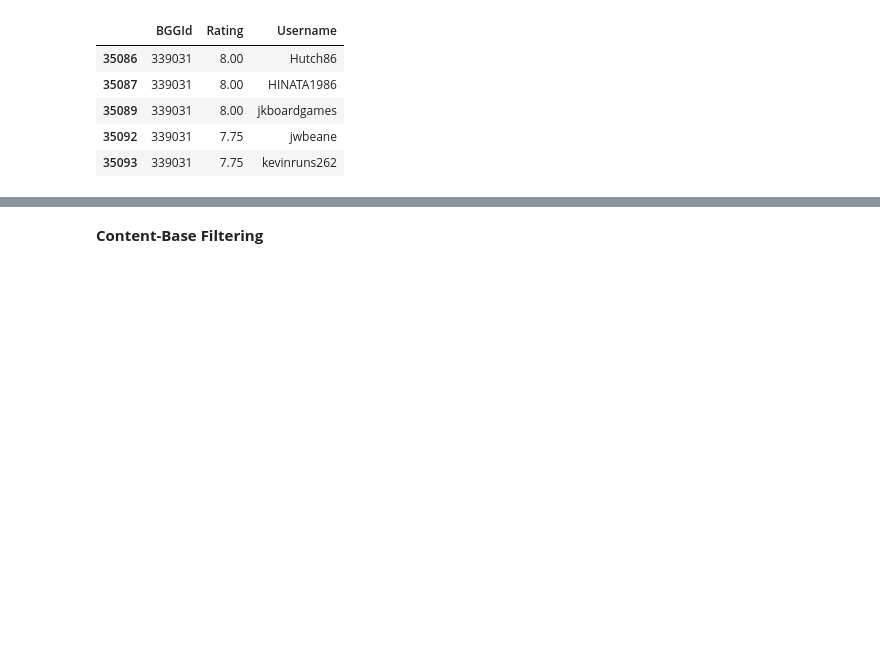
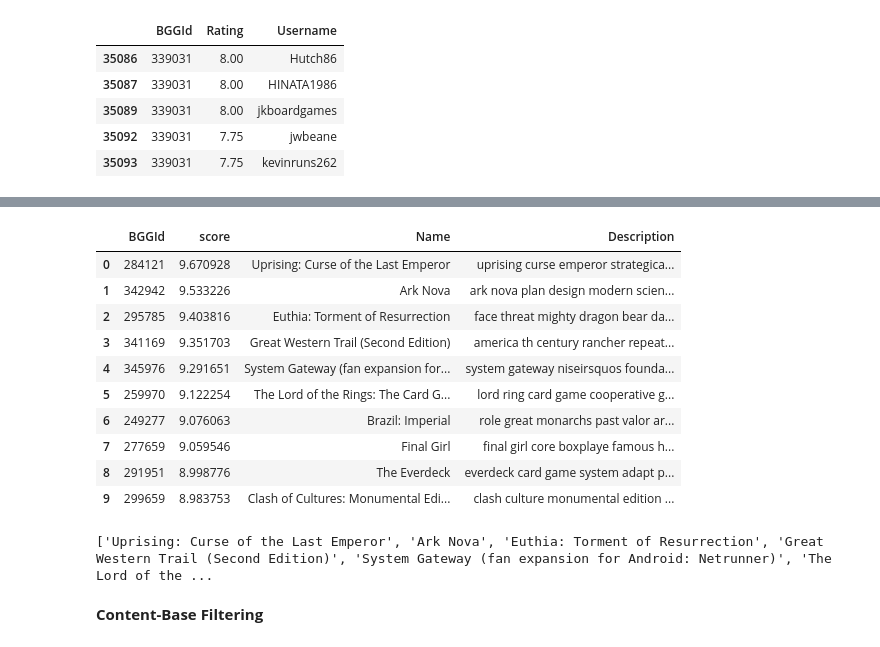
Before and after one commit to awal015/AICapstone, a Jupyter notebook: Adam Wallach USCD capstone.ipynb, the cells around one changed output, grey strips where cells are left out. Drawn from its saved outputs; the diff is of its cells as text; code cells hidden in the pictures; blank space fills up the shorter version.

```diff
--- a/Adam Wallach USCD capstone.ipynb
+++ b/Adam Wallach USCD capstone.ipynb
@@ -210,38 +318,3 @@ Number of similar users: 29618
 | 35089 | 339031 | 8.00 | jkboardgames |
 | 35092 | 339031 | 7.75 | jwbeane |
 | 35093 | 339031 | 7.75 | kevinruns262 |
-# %%
-from sklearn.metrics.pairwise import cosine_similarity
-
-def find_similar_users(user_rank, active_user_id, min_similarity_score=0.98):
-    """
-    Finds similar users based on cosine similarity of their ratings.
-
-    Args:
-        user_rank (pd.DataFrame): DataFrame containing user ratings.
-        active_user_id (str): ID of the active user.
-        min_similarity_score (float): Minimum similarity score to consider users as similar.
-
-    Returns:
-        pd.Series: Series containing similar users and their similarity scores.
-    """
-
-    # Create a user-item rating matrix
-    user_item_matrix = pd.pivot_table(
-        user_rank, values='Rating', index='Username', columns='BGGId',fill_value=1)
-
-    # Calculate cosine similarity between all users
-    user_similarities = cosine_similarity(user_item_matrix)
-
-    # Find similar users for the active user
-    similar_users = pd.Series(
-        user_similarities[user_item_matrix.index.get_loc(active_user_id)],
-        index=user_item_matrix.index
-    )
-    similar_users_filtered = similar_users[similar_users > min_similarity_score]
-
-    return similar_users_filtered
-
-# Example usage:
-active_user_id = 'therealshakeyt'
-similar_users = find_similar_users(user_rank, active_user_id)
@@ -328,6 +444,22 @@ final_recommendation
 # %%
 #merge top 5 games suggestion with game details
 top_picks= final_recommendation.merge( games[['BGGId','Name','Description']] , on='BGGId', how='left')
-top_picks
+# %% [output]
+|  | BGGId | score | Name | Description |
+| 0 | 284121 | 9.670928 | Uprising: Curse of the Last Emperor | uprising curse emperor strategica... |
+| 1 | 342942 | 9.533226 | Ark Nova | ark nova plan design modern scien... |
+| 2 | 295785 | 9.403816 | Euthia: Torment of Resurrection | face threat mighty dragon bear da... |
+| 3 | 341169 | 9.351703 | Great Western Trail (Second Edition) | america th century rancher repeat... |
+| 4 | 345976 | 9.291651 | System Gateway (fan expansion for... | system gateway niseirsquos founda... |
+| 5 | 259970 | 9.122254 | The Lord of the Rings: The Card G... | lord ring card game cooperative g... |
+| 6 | 249277 | 9.076063 | Brazil: Imperial | role great monarchs past valor ar... |
+| 7 | 277659 | 9.059546 | Final Girl | final girl core boxplaye famous h... |
+| 8 | 291951 | 8.998776 | The Everdeck | everdeck card game system adapt p... |
+| 9 | 299659 | 8.983753 | Clash of Cultures: Monumental Edi... | clash culture monumental edition ... |
+# %%
+# Print a list of game names from the 'Name' column.
+print(top_picks['Name'].to_list())
+# %% [output]
+['Uprising: Curse of the Last Emperor', 'Ark Nova', 'Euthia: Torment of Resurrection', 'Great Western Trail (Second Edition)', 'System Gateway (fan expansion for Android: Netrunner)', 'The Lord of the ...
 # %% [markdown]
 **Content-Base Filtering**
```
Also changed, not shown: parts of 17 cells of this notebook.
